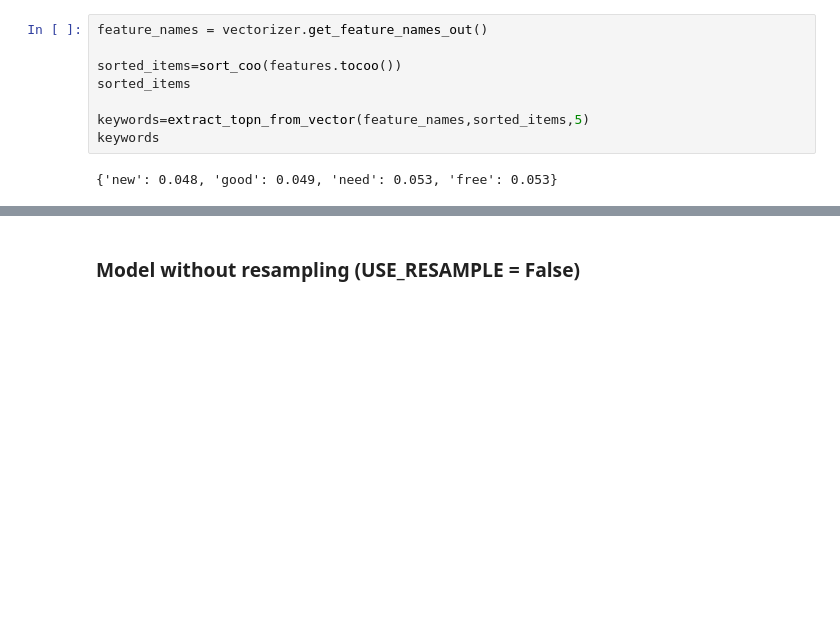
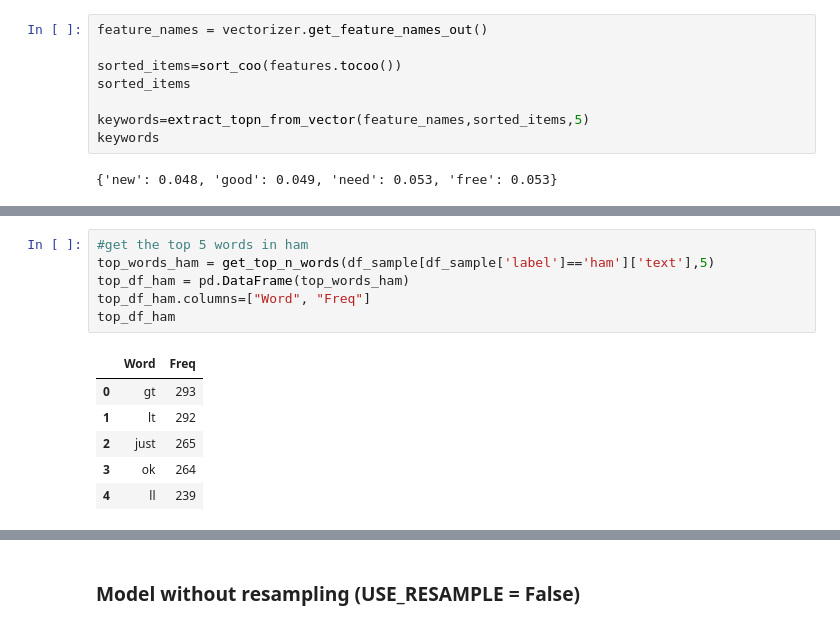
Before and after one commit to melliottgithub/sms-spam, a Jupyter notebook: sms_spam.ipynb, the cells around one changed output, grey strips where cells are left out. Cells and saved outputs as stored; diff of their text form; blank space fills up the shorter version.

```diff
--- a/sms_spam.ipynb
+++ b/sms_spam.ipynb
@@ -277,0 +300,13 @@ keywords
+# %%
+#get the top 5 words in ham
+top_words_ham = get_top_n_words(df_sample[df_sample['label']=='ham']['text'],5)
+top_df_ham = pd.DataFrame(top_words_ham)
+top_df_ham.columns=["Word", "Freq"]
+top_df_ham
+# %% [output]
+|  | Word | Freq |
+| 0 | gt | 293 |
+| 1 | lt | 292 |
+| 2 | just | 265 |
+| 3 | ok | 264 |
+| 4 | ll | 239 |
```
Also changed, not shown: parts of 2 cells of this notebook.
